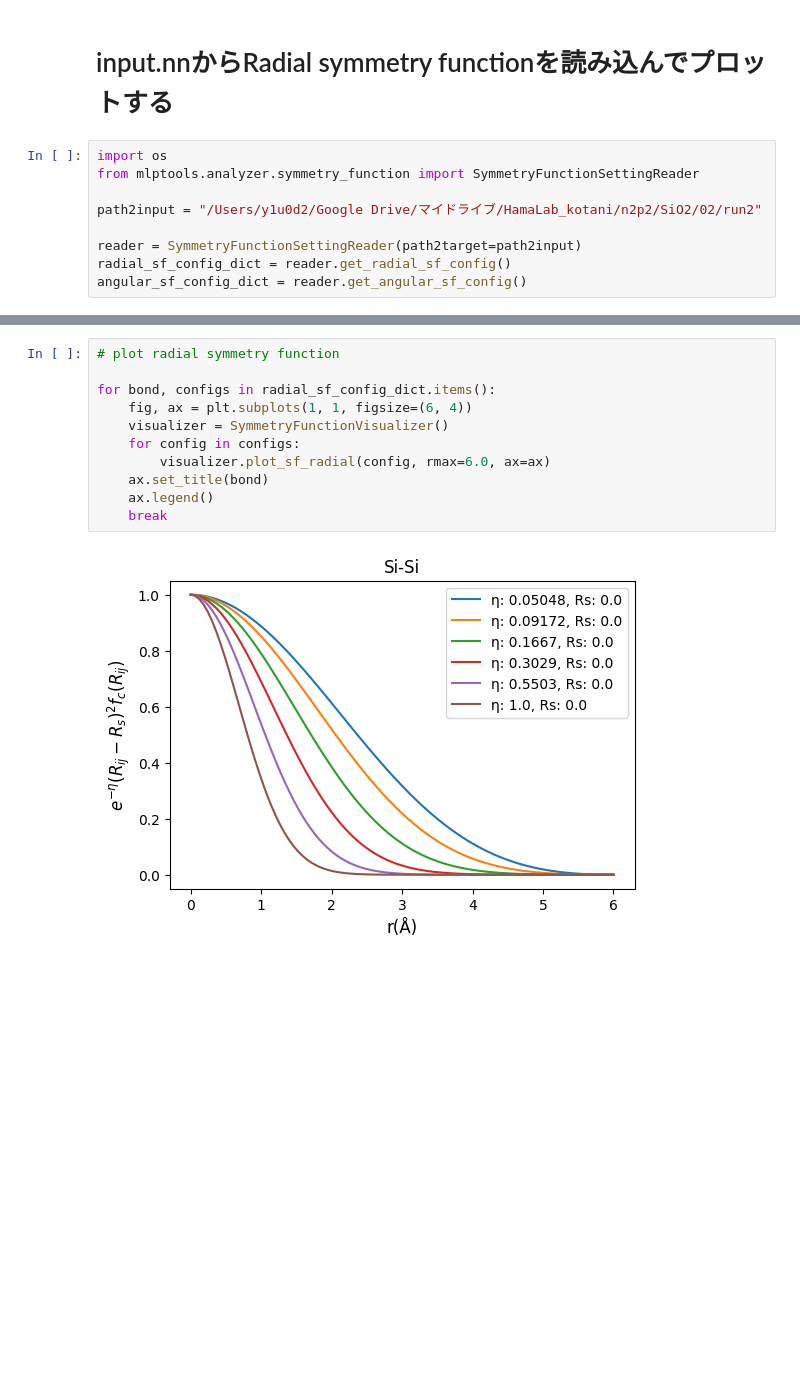
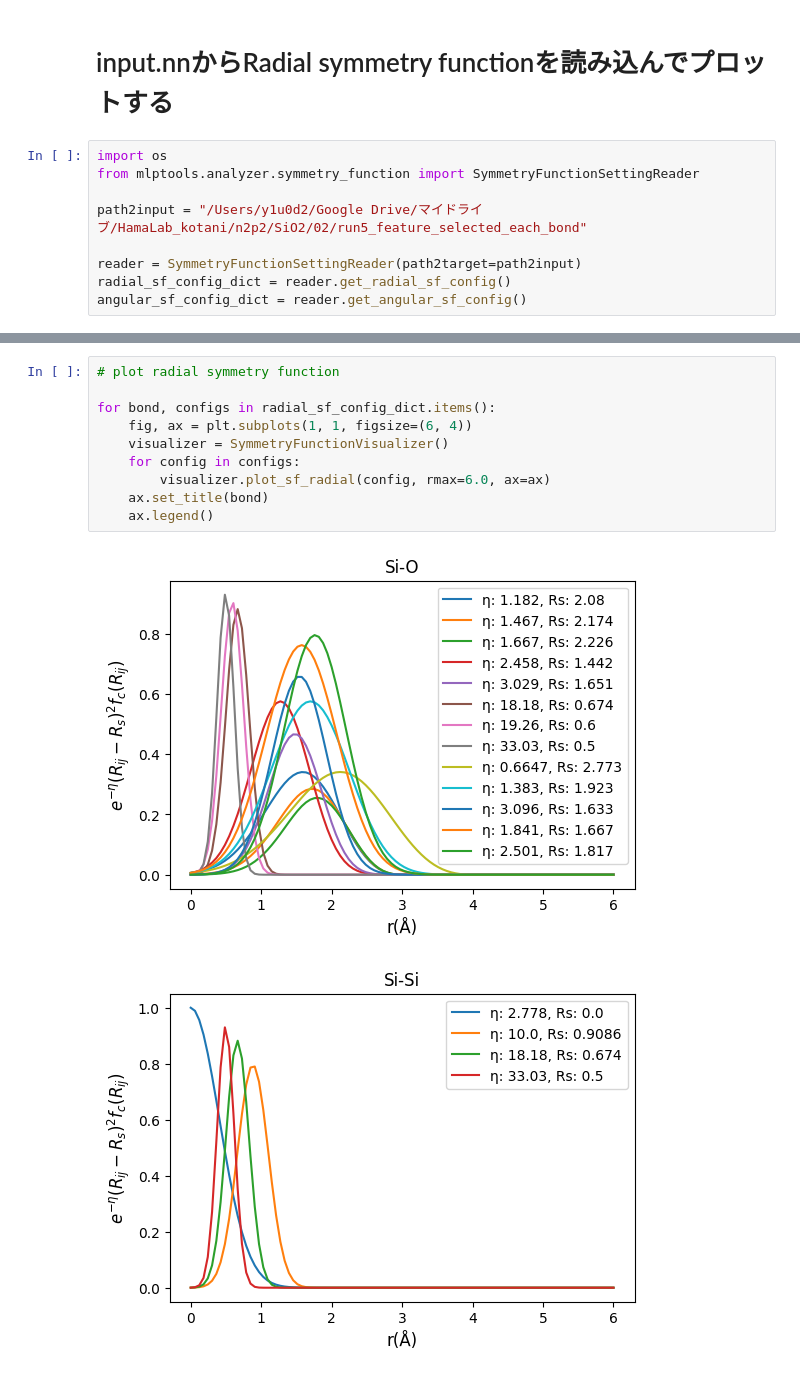
Before and after one commit to y1u0d2a1i/mlp_tools, a Jupyter notebook: notebooks/descriptor/plot_symmetry_function.ipynb, the cells around one changed output, grey strips where cells are left out. Cells and saved outputs as stored; diff of their text form; blank space fills up the shorter version.

```diff
--- a/notebooks/descriptor/plot_symmetry_function.ipynb
+++ b/notebooks/descriptor/plot_symmetry_function.ipynb
@@ -32,7 +32,7 @@ ax.legend()
 import os
 from mlptools.analyzer.symmetry_function import SymmetryFunctionSettingReader
 
-path2input = "/Users/y1u0d2/Google Drive/マイドライブ/HamaLab_kotani/n2p2/SiO2/02/run2"
+path2input = "/Users/y1u0d2/Google Drive/マイドライブ/HamaLab_kotani/n2p2/SiO2/02/run5_feature_selected_each_bond"
 
 reader = SymmetryFunctionSettingReader(path2target=path2input)
 radial_sf_config_dict = reader.get_radial_sf_config()
@@ -57,13 +57,13 @@ O-O-O has 7 symmetry functions
 # %%
 # plot radial symmetry function
 
 for bond, configs in radial_sf_config_dict.items():
     fig, ax = plt.subplots(1, 1, figsize=(6, 4))
     visualizer = SymmetryFunctionVisualizer()
     for config in configs:
         visualizer.plot_sf_radial(config, rmax=6.0, ax=ax)
     ax.set_title(bond)
     ax.legend()
-    break
 # %% [output]
-[figure, old version]
+[figure, new version]
+[figure, added]
```
Also changed, not shown: parts of 3 cells of this notebook, 2 other files.
